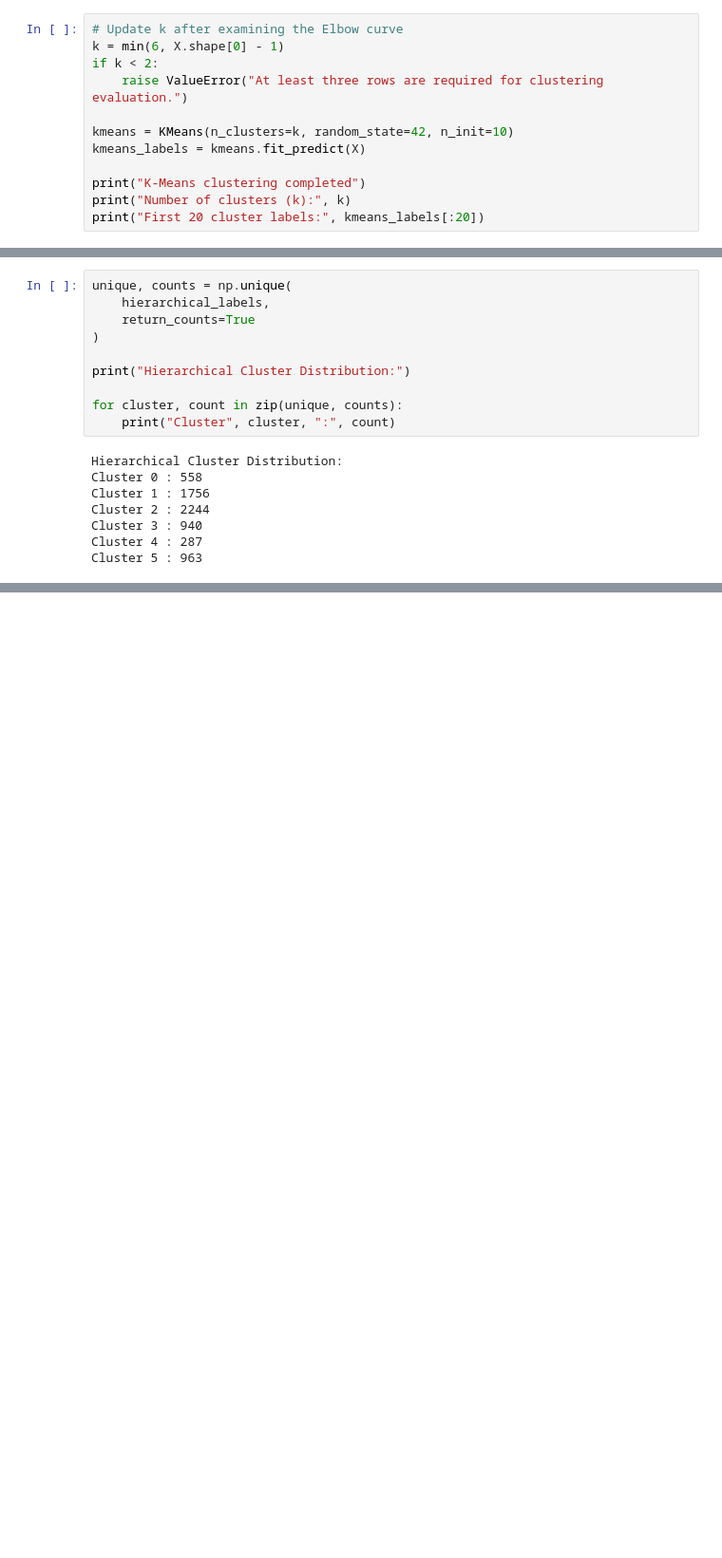
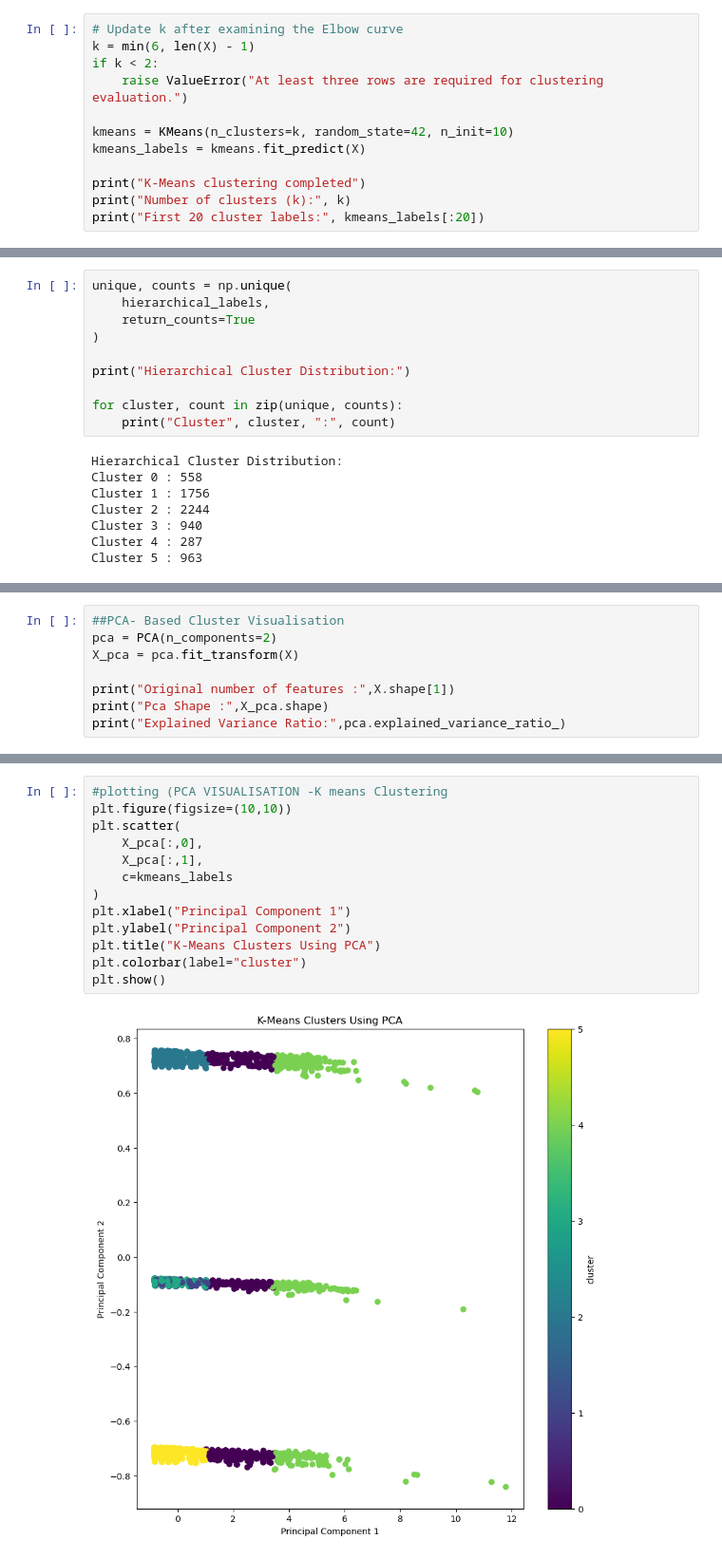
Before and after one commit to nikhilreddybikkam/E-Commerce, a Jupyter notebook: Clustering.ipynb, the cells around one changed output, grey strips where cells are left out. Shown at 95% size. Drawn from its saved outputs; the diff is of its cells as text; blank space fills up the shorter version.

```diff
--- a/Clustering.ipynb
+++ b/Clustering.ipynb
@@ -228,7 +240,7 @@ K-Means is fitted with the selected value of k=6 and the cluster labels are obta
 The Silhouette score,Davies-Bouldin Index and Calinski-Harabasz Index  are then calculated from  cluster assignments
 # %%
 # Update k after examining the Elbow curve
-k = min(6, X.shape[0] - 1)
+k = min(6, len(X) - 1)
 if k < 2:
     raise ValueError("At least three rows are required for clustering evaluation.")
 
@@ -355,0 +426,8 @@ Cluster 5 : 963
+# %%
+##PCA- Based Cluster Visualisation
+pca = PCA(n_components=2)
+X_pca = pca.fit_transform(X)
+
+print("Original number of features :",X.shape[1])
+print("Pca Shape :",X_pca.shape)
+print("Explained Variance Ratio:",pca.explained_variance_ratio_)
@@ -355,0 +440,15 @@ Cluster 5 : 963
+# %%
+#plotting (PCA VISUALISATION -K means Clustering
+plt.figure(figsize=(10,10))
+plt.scatter(
+    X_pca[:,0],
+    X_pca[:,1],
+    c=kmeans_labels
+)
+plt.xlabel("Principal Component 1")
+plt.ylabel("Principal Component 2")
+plt.title("K-Means Clusters Using PCA")
+plt.colorbar(label="cluster")
+plt.show()
+# %% [output]
+[figure, added]
```
Also changed, not shown: parts of 36 cells of this notebook.
